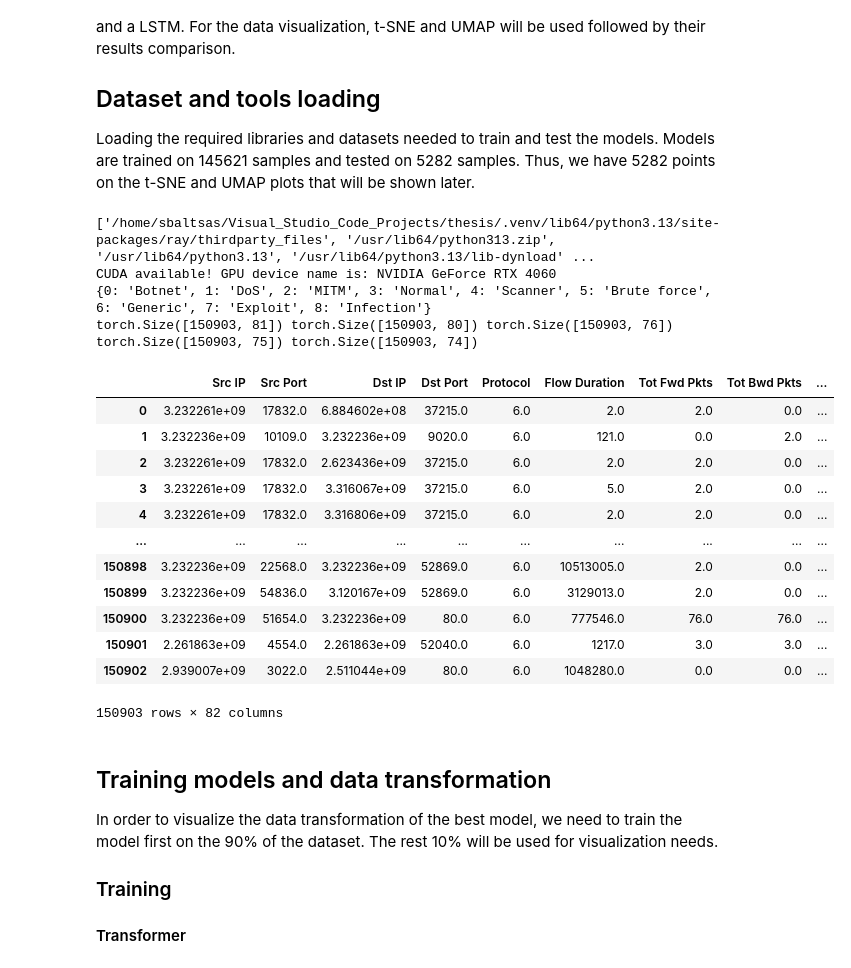
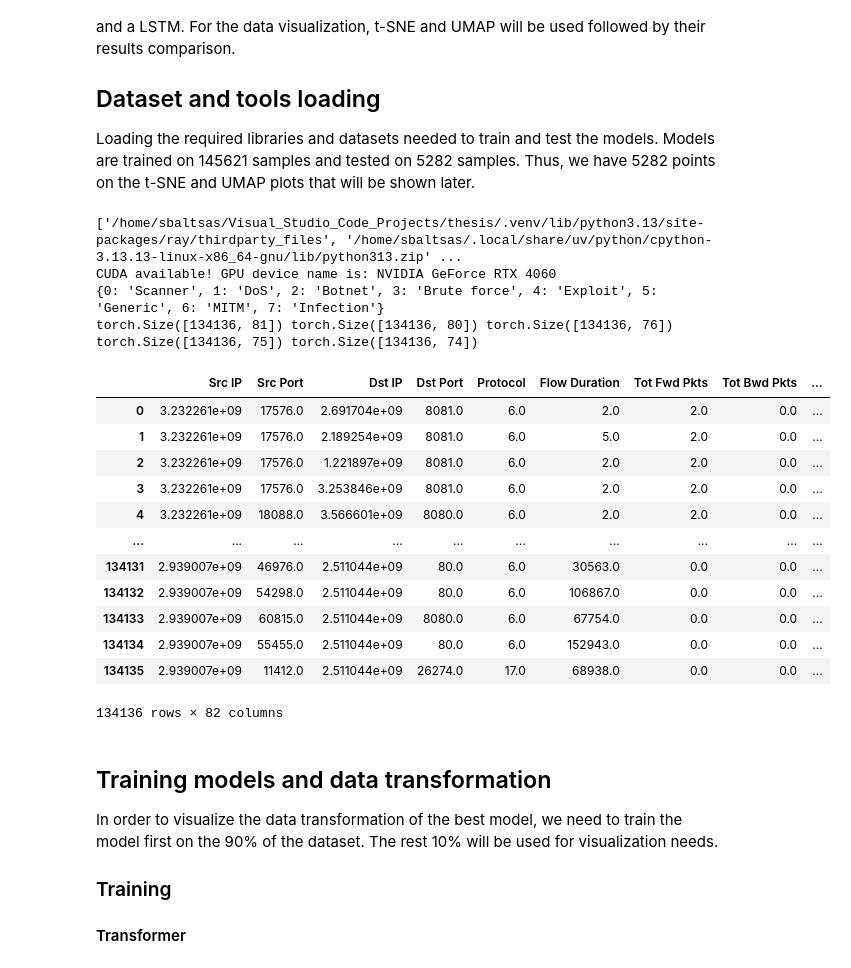
Before and after one commit to thetonk/master-thesis, a Jupyter notebook: notebooks/data-transformations.ipynb, the cells around one changed output. Cells and saved outputs as stored; diff of their text form; code cells hidden in the pictures.

```diff
--- a/notebooks/data-transformations.ipynb
+++ b/notebooks/data-transformations.ipynb
@@ -36,7 +36,7 @@ def load_config(file_path):
         config = json_data["config"]
     return config
 
-dataset_file = "/mnt/btrfs/datasets/cybersecurity/multiclass/cybersecurity-unified-multiclass.csv"
+dataset_file = "/mnt/btrfs/datasets/cybersecurity/multiclass/extracted/cybersecurity-unified-multiclass-malicious.csv"
 dataset_name = os.path.basename(dataset_file).split(".")[0]
 lstm_model_file = os.path.join(parent_dir, "results", "trained_models", f"best_model_lstm_{dataset_name}.pt")
 lstm_removed_sep_model_file = os.path.join(parent_dir, "results", "trained_models", f"best_model_lstm_{dataset_name}_sep_removed.pt")
@@ -64,48 +64,48 @@ dataset_df["Label"] = csv_dataset.y.numpy()
 y = csv_dataset.y
 X = csv_dataset.X
 del csv_dataset
 
 dataset_lstm_removed_df = dataset_df.drop(columns=["Fwd Seg Size Min", "Label"])
 dataset_transformer_removed_df = dataset_df.drop(columns=["Src IP", "Dst IP", "Idle Mean", "Idle Min", "Idle Max", "Label"])
 dataset_cnn_removed_df = dataset_df.drop(columns=["Src IP", "Dst IP", "Idle Mean", "Idle Min", "Idle Max", "Idle Std", "Label"])
 dataset_unified_removed_df = dataset_df.drop(columns=["Src IP", "Dst IP", "Fwd Seg Size Min", "Init Bwd Win Byts",
                                                         "Idle Mean", "Idle Min", "Idle Max", "Label"])
 
 X_lstm_removed = torch.from_numpy(dataset_lstm_removed_df.to_numpy(dtype="float32"))
 X_transformer_removed = torch.from_numpy(dataset_transformer_removed_df.to_numpy(dtype="float32"))
 X_cnn_removed = torch.from_numpy(dataset_cnn_removed_df.to_numpy(dtype="float32"))
 X_unified_removed = torch.from_numpy(dataset_unified_removed_df.to_numpy(dtype="float32"))
 del dataset_lstm_removed_df, dataset_transformer_removed_df, dataset_cnn_removed_df, dataset_unified_removed_df
 
 print(category_map)
 print(X.shape, X_lstm_removed.shape, X_transformer_removed.shape, X_cnn_removed.shape, X_unified_removed.shape)
 
 dataset = TensorDataset(X,y)
 dataset_lstm_removed = TensorDataset(X_lstm_removed, y)
 dataset_transformer_removed = TensorDataset(X_transformer_removed, y)
 dataset_cnn_removed = TensorDataset(X_cnn_removed, y)
 dataset_unified_removed = TensorDataset(X_unified_removed, y)
 
 del X, X_lstm_removed, X_transformer_removed, X_cnn_removed, X_unified_removed, y
 dataset_df
 # %% [output]
-['/home/sbaltsas/Visual_Studio_Code_Projects/thesis/.venv/lib64/python3.13/site-packages/ray/thirdparty_files', '/usr/lib64/python313.zip', '/usr/lib64/python3.13', '/usr/lib64/python3.13/lib-dynload' ...
+['/home/sbaltsas/Visual_Studio_Code_Projects/thesis/.venv/lib/python3.13/site-packages/ray/thirdparty_files', '/home/sbaltsas/.local/share/uv/python/cpython-3.13.13-linux-x86_64-gnu/lib/python313.zip' ...
 CUDA available! GPU device name is: NVIDIA GeForce RTX 4060
-{0: 'Botnet', 1: 'DoS', 2: 'MITM', 3: 'Normal', 4: 'Scanner', 5: 'Brute force', 6: 'Generic', 7: 'Exploit', 8: 'Infection'}
-torch.Size([150903, 81]) torch.Size([150903, 80]) torch.Size([150903, 76]) torch.Size([150903, 75]) torch.Size([150903, 74])
+{0: 'Scanner', 1: 'DoS', 2: 'Botnet', 3: 'Brute force', 4: 'Exploit', 5: 'Generic', 6: 'MITM', 7: 'Infection'}
+torch.Size([134136, 81]) torch.Size([134136, 80]) torch.Size([134136, 76]) torch.Size([134136, 75]) torch.Size([134136, 74])
 |  | Src IP | Src Port | Dst IP | Dst Port | Protocol | Flow Duration | Tot Fwd Pkts | Tot Bwd Pkts | ... |
-| 0 | 3.232261e+09 | 17832.0 | 6.884602e+08 | 37215.0 | 6.0 | 2.0 | 2.0 | 0.0 | ... |
-| 1 | 3.232236e+09 | 10109.0 | 3.232236e+09 | 9020.0 | 6.0 | 121.0 | 0.0 | 2.0 | ... |
-| 2 | 3.232261e+09 | 17832.0 | 2.623436e+09 | 37215.0 | 6.0 | 2.0 | 2.0 | 0.0 | ... |
-| 3 | 3.232261e+09 | 17832.0 | 3.316067e+09 | 37215.0 | 6.0 | 5.0 | 2.0 | 0.0 | ... |
-| 4 | 3.232261e+09 | 17832.0 | 3.316806e+09 | 37215.0 | 6.0 | 2.0 | 2.0 | 0.0 | ... |
+| 0 | 3.232261e+09 | 17576.0 | 2.691704e+09 | 8081.0 | 6.0 | 2.0 | 2.0 | 0.0 | ... |
+| 1 | 3.232261e+09 | 17576.0 | 2.189254e+09 | 8081.0 | 6.0 | 5.0 | 2.0 | 0.0 | ... |
+| 2 | 3.232261e+09 | 17576.0 | 1.221897e+09 | 8081.0 | 6.0 | 2.0 | 2.0 | 0.0 | ... |
+| 3 | 3.232261e+09 | 17576.0 | 3.253846e+09 | 8081.0 | 6.0 | 2.0 | 2.0 | 0.0 | ... |
+| 4 | 3.232261e+09 | 18088.0 | 3.566601e+09 | 8080.0 | 6.0 | 2.0 | 2.0 | 0.0 | ... |
 | ... | ... | ... | ... | ... | ... | ... | ... | ... | ... |
-| 150898 | 3.232236e+09 | 22568.0 | 3.232236e+09 | 52869.0 | 6.0 | 10513005.0 | 2.0 | 0.0 | ... |
-| 150899 | 3.232236e+09 | 54836.0 | 3.120167e+09 | 52869.0 | 6.0 | 3129013.0 | 2.0 | 0.0 | ... |
-| 150900 | 3.232236e+09 | 51654.0 | 3.232236e+09 | 80.0 | 6.0 | 777546.0 | 76.0 | 76.0 | ... |
-| 150901 | 2.261863e+09 | 4554.0 | 2.261863e+09 | 52040.0 | 6.0 | 1217.0 | 3.0 | 3.0 | ... |
-| 150902 | 2.939007e+09 | 3022.0 | 2.511044e+09 | 80.0 | 6.0 | 1048280.0 | 0.0 | 0.0 | ... |
+| 134131 | 2.939007e+09 | 46976.0 | 2.511044e+09 | 80.0 | 6.0 | 30563.0 | 0.0 | 0.0 | ... |
+| 134132 | 2.939007e+09 | 54298.0 | 2.511044e+09 | 80.0 | 6.0 | 106867.0 | 0.0 | 0.0 | ... |
+| 134133 | 2.939007e+09 | 60815.0 | 2.511044e+09 | 8080.0 | 6.0 | 67754.0 | 0.0 | 0.0 | ... |
+| 134134 | 2.939007e+09 | 55455.0 | 2.511044e+09 | 80.0 | 6.0 | 152943.0 | 0.0 | 0.0 | ... |
+| 134135 | 2.939007e+09 | 11412.0 | 2.511044e+09 | 26274.0 | 17.0 | 68938.0 | 0.0 | 0.0 | ... |
-150903 rows × 82 columns
+134136 rows × 82 columns
 # %% [markdown]
 ## Training models and data transformation
 
```
Also changed, not shown: parts of 16 cells of this notebook, 22 other files.
